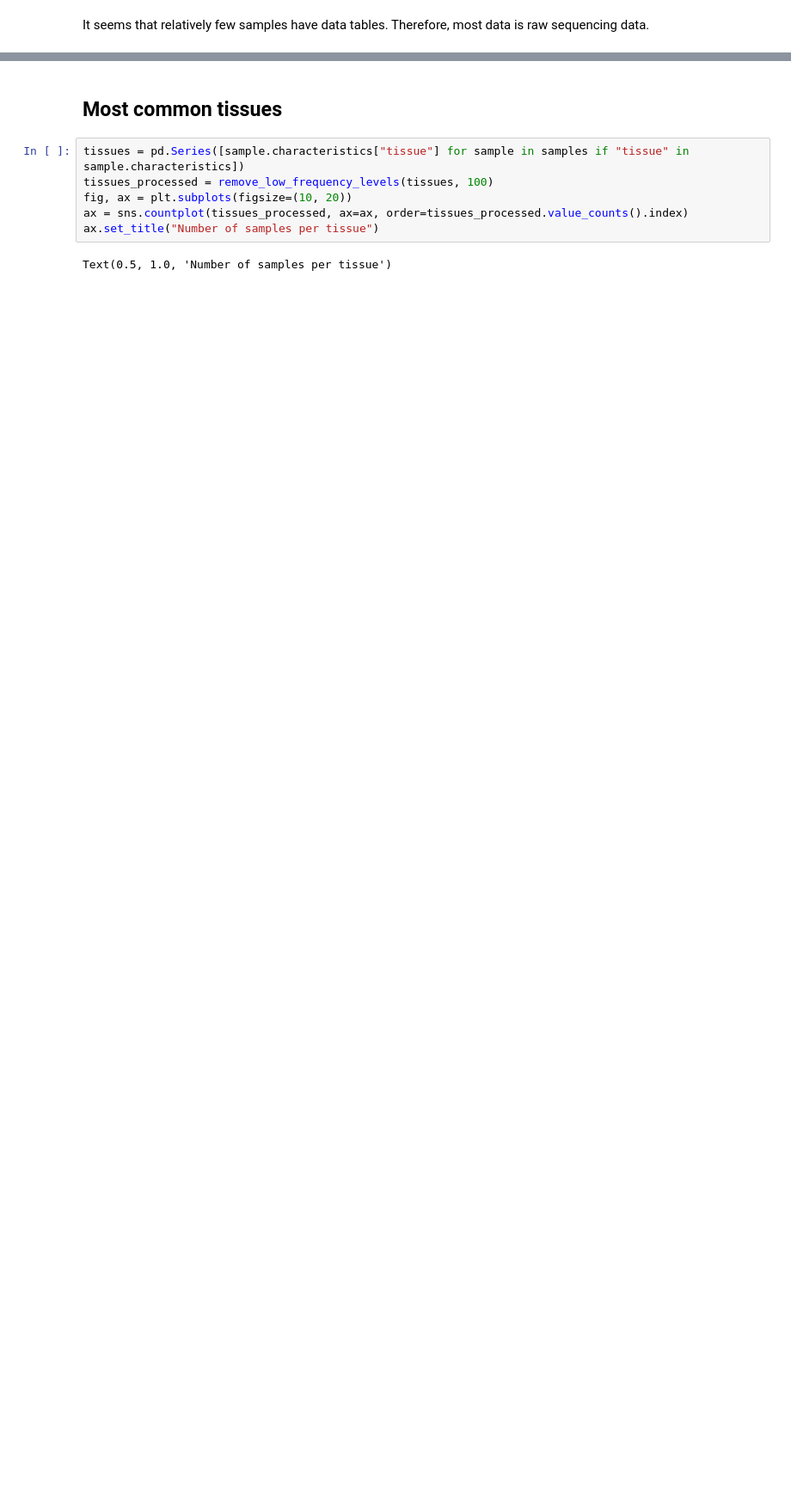
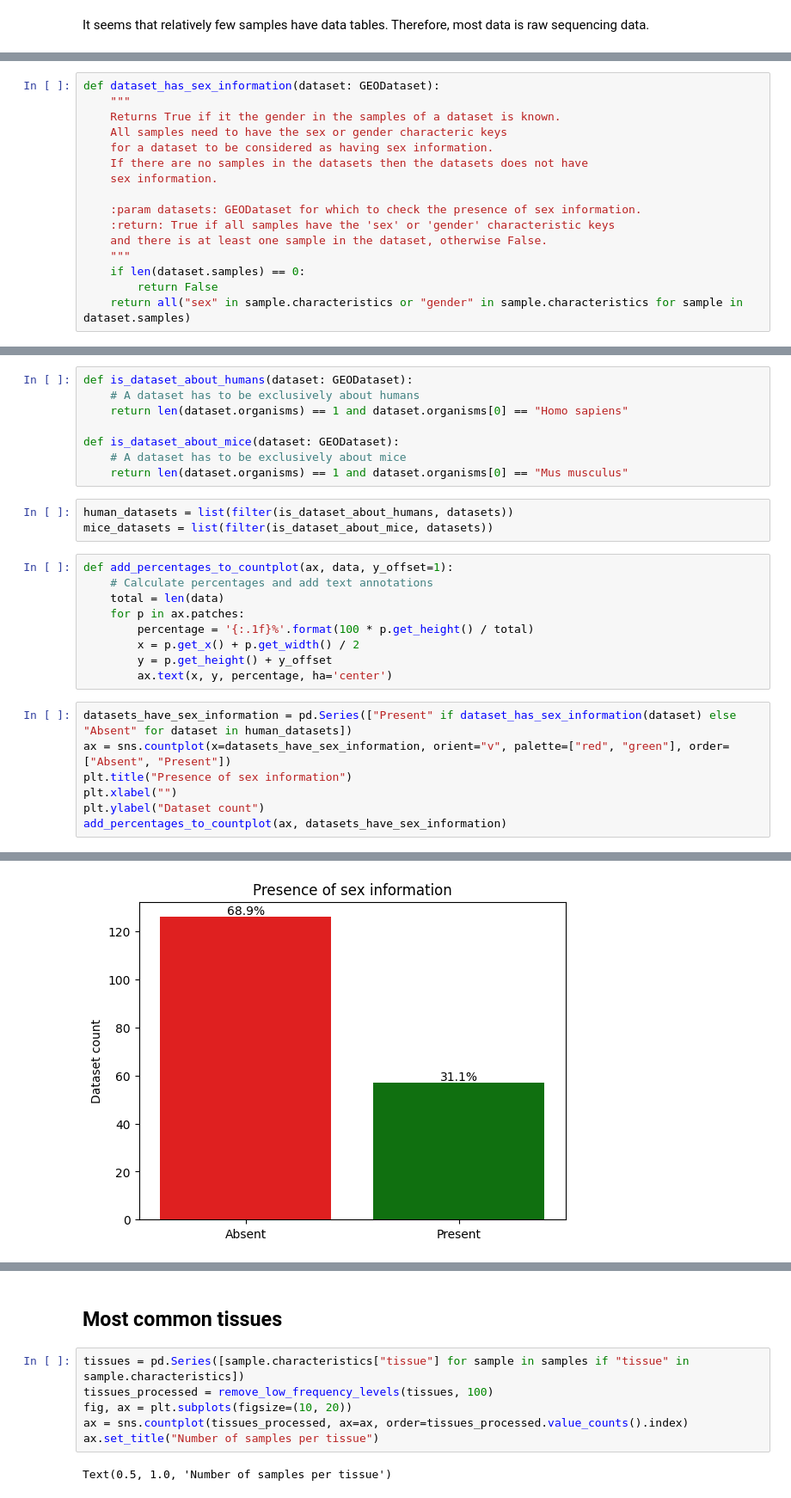
Before and after one commit to olegs/pubmed-paper-exploration, a Jupyter notebook: hallmarks_of_aging_related_dataset_analysis.ipynb, the cells around one changed output, grey strips where cells are left out. Shown at 86% size. Saved outputs shown, nothing was run; the diff lists cells and outputs as text; blank space fills up the shorter version.

```diff
--- a/hallmarks_of_aging_related_dataset_analysis.ipynb
+++ b/hallmarks_of_aging_related_dataset_analysis.ipynb
@@ -329,0 +385,16 @@ It seems that relatively few samples have data tables. Therefore, most data is r
+# %%
+def dataset_has_sex_information(dataset: GEODataset):
+    """
+    Returns True if it the gender in the samples of a dataset is known.
+    All samples need to have the sex or gender characteric keys
+    for a dataset to be considered as having sex information.
+    If there are no samples in the datasets then the datasets does not have
+    sex information.
+
+    :param datasets: GEODataset for which to check the presence of sex information.
+    :return: True if all samples have the 'sex' or 'gender' characteristic keys
+    and there is at least one sample in the dataset, otherwise False.
+    """
+    if len(dataset.samples) == 0:
+        return False
+    return all("sex" in sample.characteristics or "gender" in sample.characteristics for sample in dataset.samples)
@@ -329,0 +431,28 @@ It seems that relatively few samples have data tables. Therefore, most data is r
+# %%
+def is_dataset_about_humans(dataset: GEODataset):
+    # A dataset has to be exclusively about humans
+    return len(dataset.organisms) == 1 and dataset.organisms[0] == "Homo sapiens"
+
+def is_dataset_about_mice(dataset: GEODataset):
+    # A dataset has to be exclusively about mice
+    return len(dataset.organisms) == 1 and dataset.organisms[0] == "Mus musculus"
+# %%
+human_datasets = list(filter(is_dataset_about_humans, datasets))
+mice_datasets = list(filter(is_dataset_about_mice, datasets))
+# %%
+def add_percentages_to_countplot(ax, data, y_offset=1):
+    # Calculate percentages and add text annotations
+    total = len(data)
+    for p in ax.patches:
+        percentage = '{:.1f}%'.format(100 * p.get_height() / total)
+        x = p.get_x() + p.get_width() / 2
+        y = p.get_height() + y_offset
+        ax.text(x, y, percentage, ha='center')
+# %%
+datasets_have_sex_information = pd.Series(["Present" if dataset_has_sex_information(dataset) else "Absent" for dataset in human_datasets])
+ax = sns.countplot(x=datasets_have_sex_information, orient="v", palette=["red", "green"], order=["Absent", "Present"])
+plt.title("Presence of sex information")
+plt.xlabel("")
+plt.ylabel("Dataset count")
+add_percentages_to_countplot(ax, datasets_have_sex_information)
+# %% [output]
@@ -329,0 +462 @@ It seems that relatively few samples have data tables. Therefore, most data is r
+[figure, added]
```
Also changed, not shown: parts of 58 cells of this notebook.
